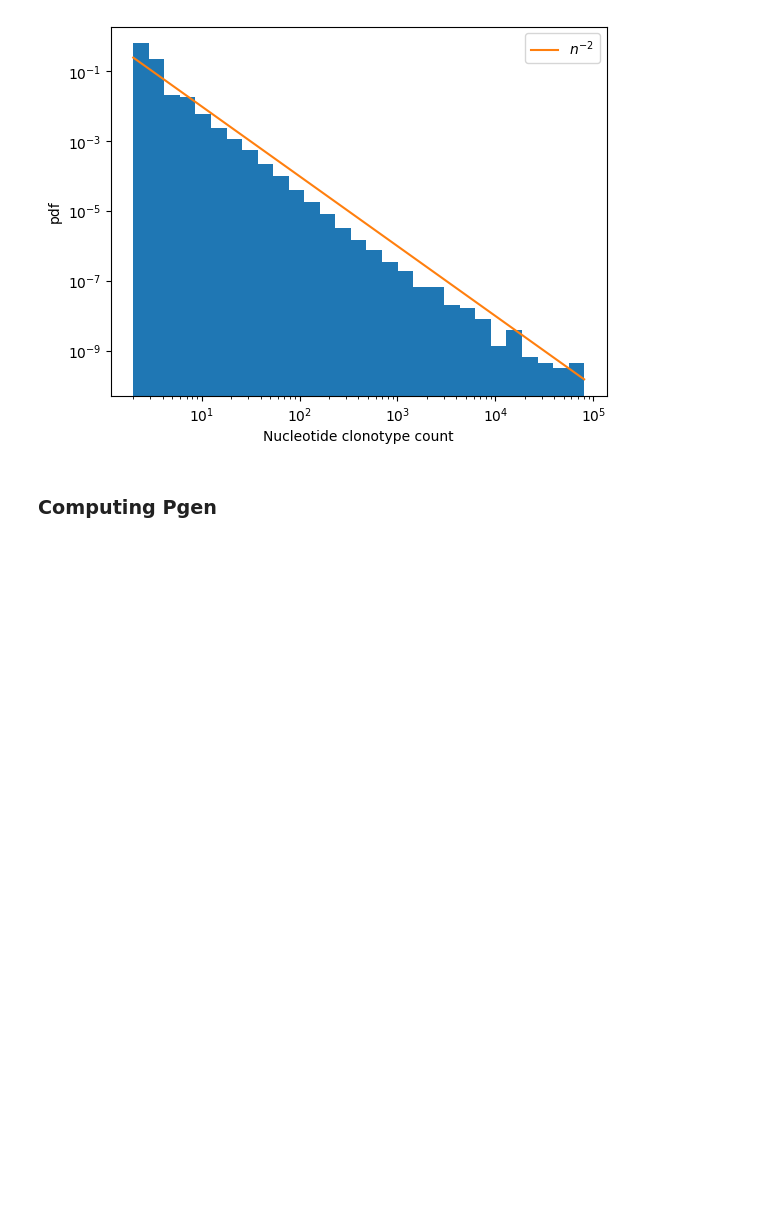
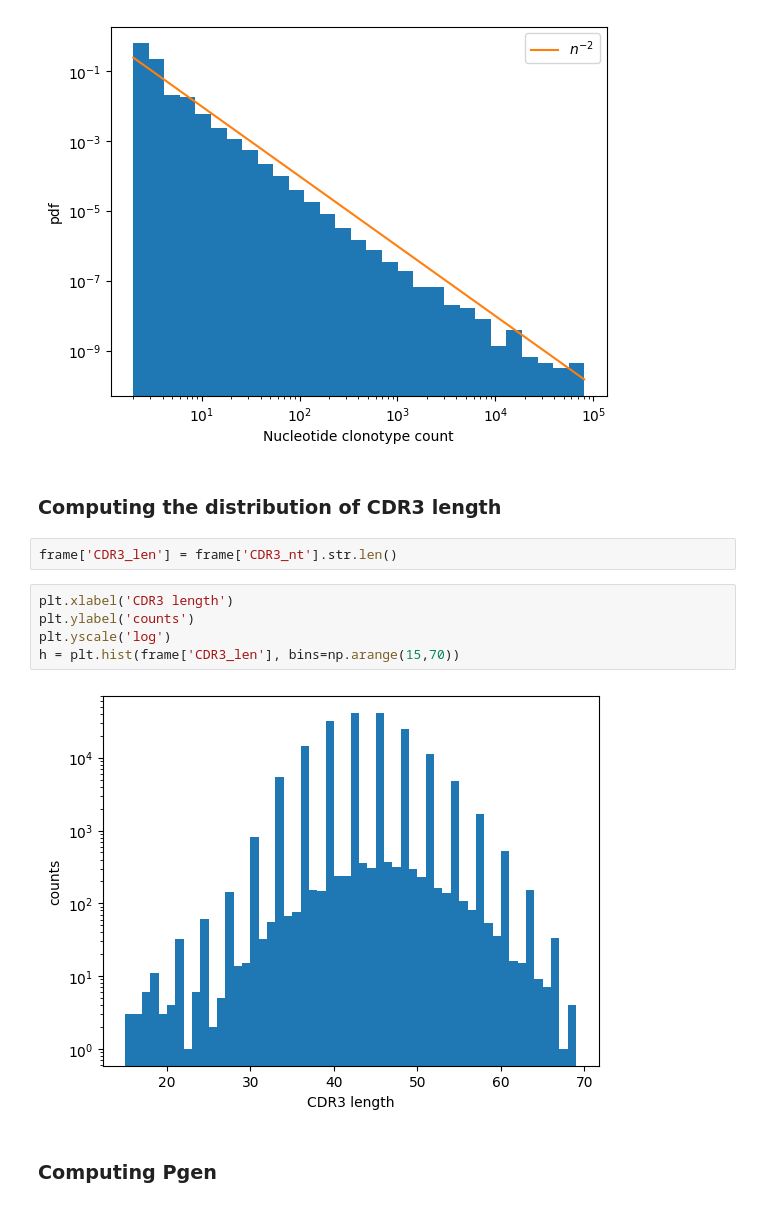
Before and after one commit to amazzoli/Quantitative_immunology, a Jupyter notebook: notebooks/ALICE_preprocess.ipynb, the cells around one changed output. Drawn from its saved outputs; the diff is of its cells as text; blank space fills up the shorter version.

```diff
--- a/notebooks/ALICE_preprocess.ipynb
+++ b/notebooks/ALICE_preprocess.ipynb
@@ -106,6 +101,17 @@ plt.legend()
 # %% [output]
 <matplotlib.legend.Legend at 0x...>
 [figure]
+# %% [markdown]
+### Computing the distribution of CDR3 length
+# %%
+frame['CDR3_len'] = frame['CDR3_nt'].str.len()
+# %%
+plt.xlabel('CDR3 length')
+plt.ylabel('counts')
+plt.yscale('log')
+h = plt.hist(frame['CDR3_len'], bins=np.arange(15,70))
+# %% [output]
+[figure, added]
 # %% [markdown]
 ### Computing Pgen
 # %%
```
Also changed, not shown: parts of 2 cells of this notebook.
